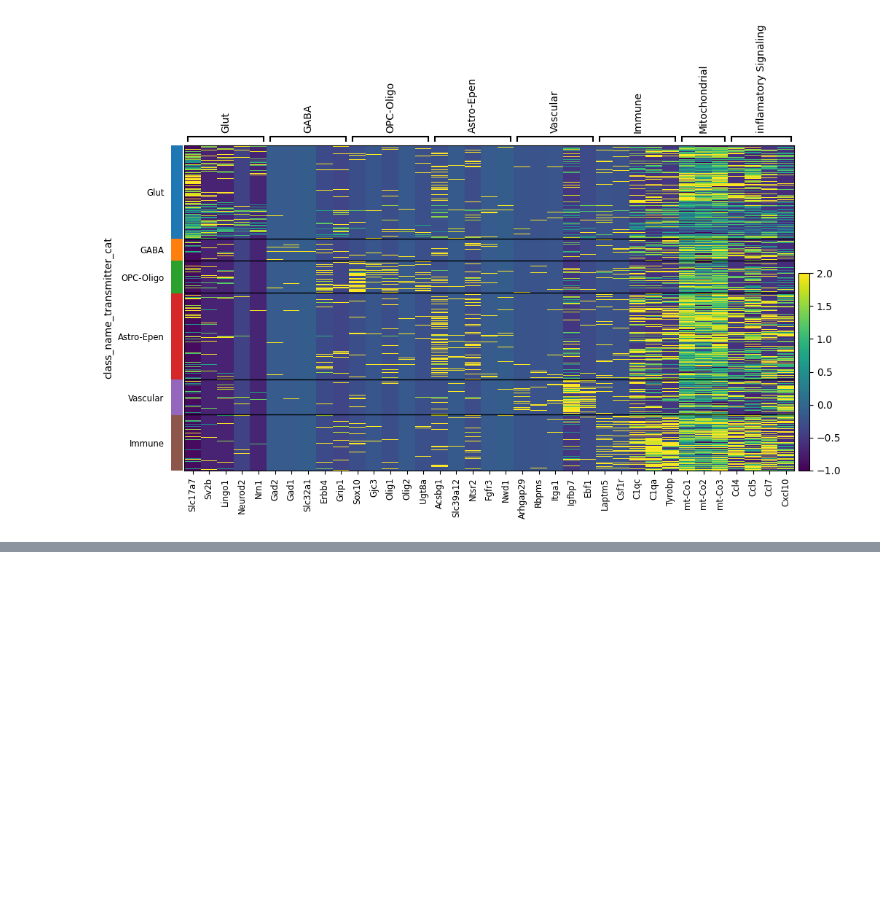
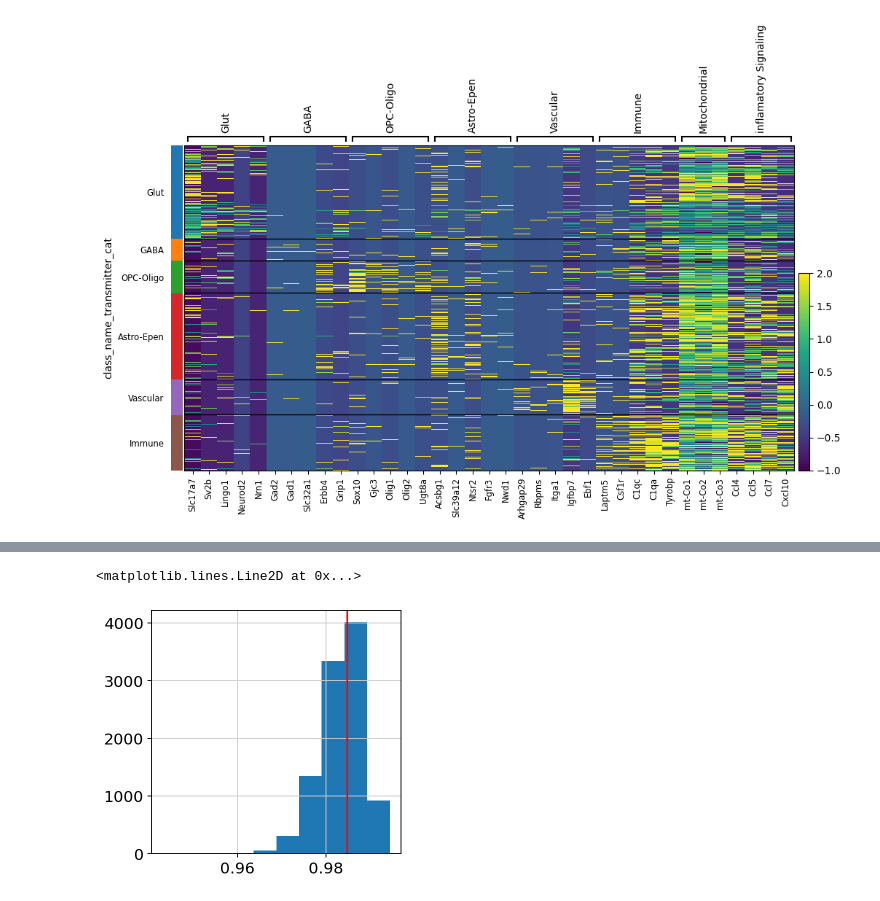
Before and after one commit to MacoskoLab/SynapseSeq_Analysis, a Jupyter notebook: code/AAV_SindbisCompare.ipynb, the cells around one changed output, grey strips where cells are left out. Saved outputs shown, nothing was run; the diff lists cells and outputs as text; code cells hidden in the pictures; blank space fills up the shorter version.

```diff
--- a/code/AAV_SindbisCompare.ipynb
+++ b/code/AAV_SindbisCompare.ipynb
@@ -15,3 +16,7 @@ import itertools
+# %%
+plt.rcParams['pdf.fonttype'] = 42
+plt.rcParams['ps.fonttype'] = 42
+sc.set_figure_params(dpi_save = 600)
 # %%
 
 
@@ -441,0 +742,8 @@ X already scaled
+# %%
+fig, ax = plt.subplots()
+ax.hist(corrs)
+ax.axvline(0.98472212, color="red")
+ax.
+# %% [output]
+<matplotlib.lines.Line2D at 0x...>
+[figure, added]
```
Also changed, not shown: parts of 44 cells of this notebook.
